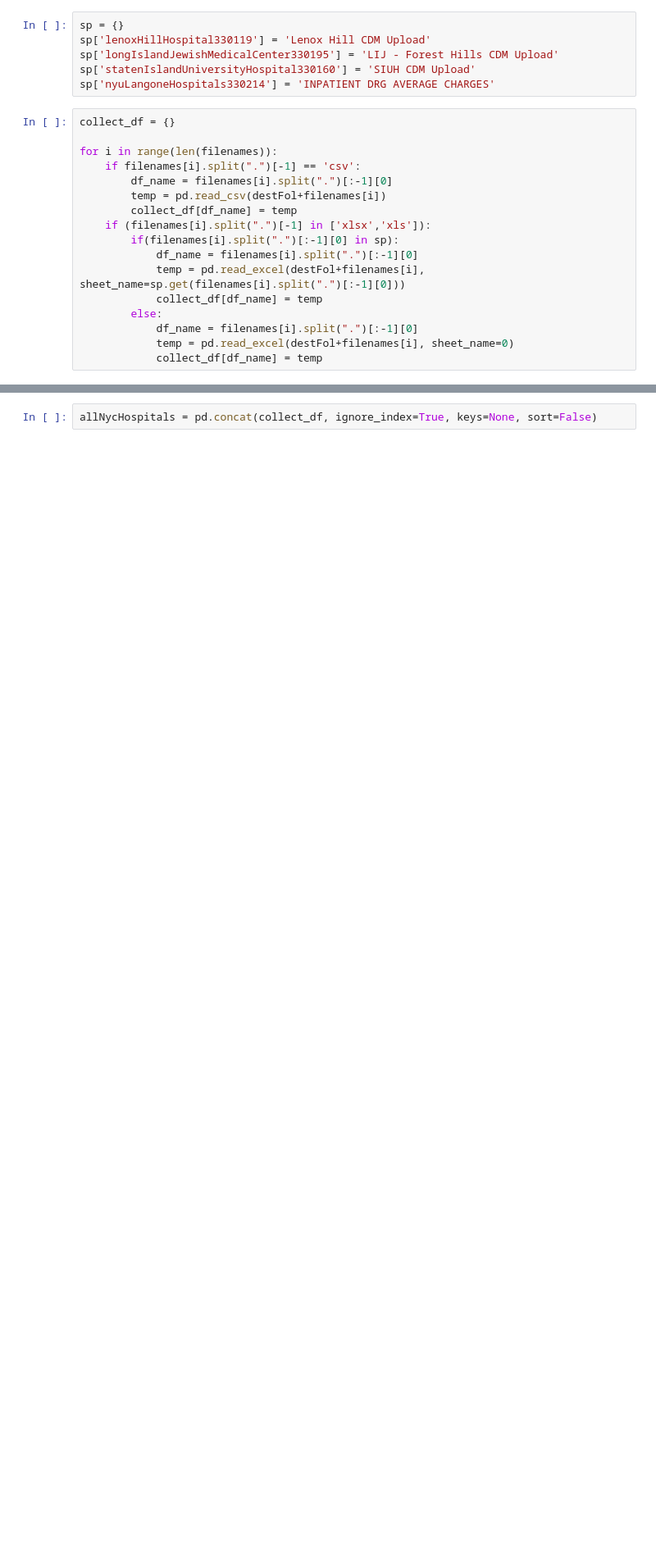
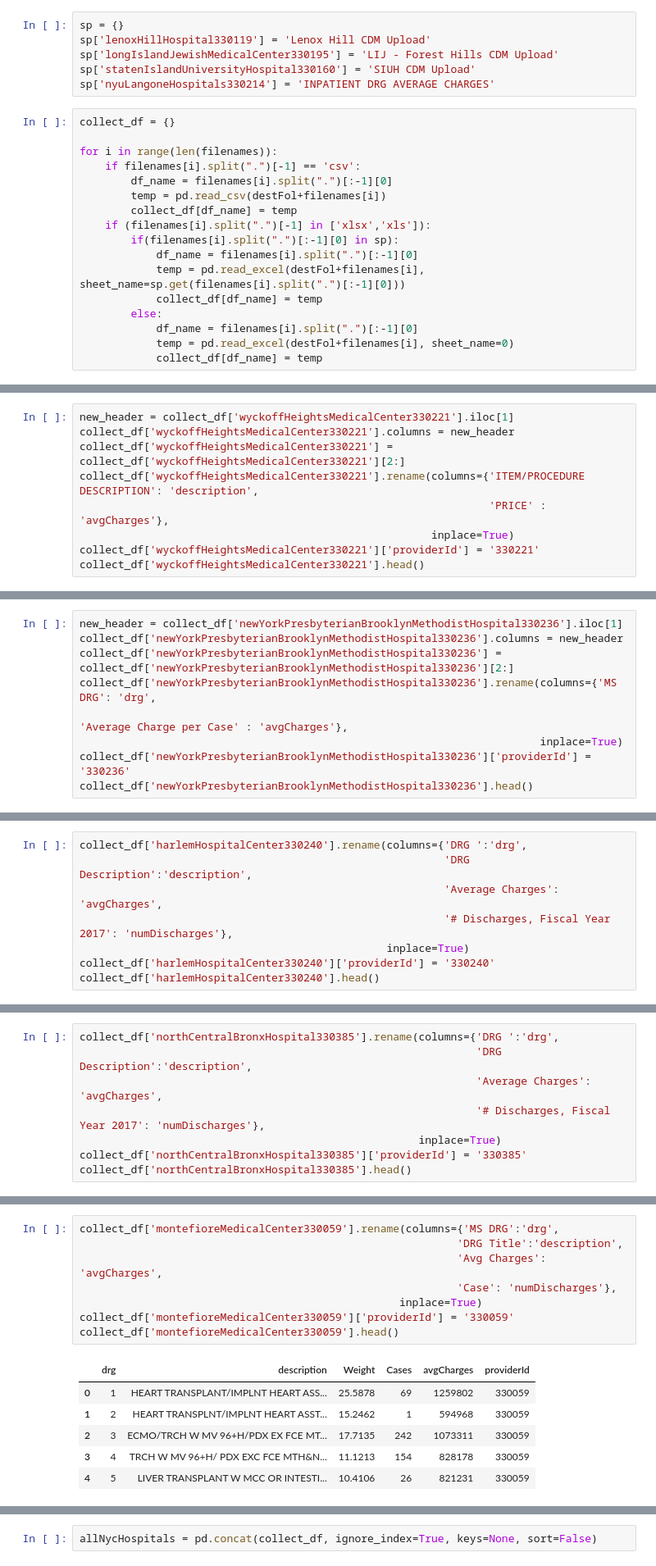
Before and after one commit to meiguan/nycHospitalPricing, a Jupyter notebook: 2_compileHospitalMasterCharges.ipynb, the cells around one changed output, grey strips where cells are left out. Shown: that part at 82% size. Cells and saved outputs as stored; diff of their text form; blank space fills up the shorter version.

```diff
--- a/2_compileHospitalMasterCharges.ipynb
+++ b/2_compileHospitalMasterCharges.ipynb
@@ -591,0 +499,9 @@ collect_df['bronxLebanonHospitalCenter330009'].head()
+# %%
+new_header = collect_df['wyckoffHeightsMedicalCenter330221'].iloc[1]
+collect_df['wyckoffHeightsMedicalCenter330221'].columns = new_header
+collect_df['wyckoffHeightsMedicalCenter330221'] = collect_df['wyckoffHeightsMedicalCenter330221'][2:]
+collect_df['wyckoffHeightsMedicalCenter330221'].rename(columns={'ITEM/PROCEDURE DESCRIPTION': 'description',
+                                                                'PRICE' : 'avgCharges'},
+                                                       inplace=True)
+collect_df['wyckoffHeightsMedicalCenter330221']['providerId'] = '330221'
+collect_df['wyckoffHeightsMedicalCenter330221'].head()
@@ -591,0 +515,9 @@ collect_df['bronxLebanonHospitalCenter330009'].head()
+# %%
+new_header = collect_df['newYorkPresbyterianBrooklynMethodistHospital330236'].iloc[1]
+collect_df['newYorkPresbyterianBrooklynMethodistHospital330236'].columns = new_header
+collect_df['newYorkPresbyterianBrooklynMethodistHospital330236'] = collect_df['newYorkPresbyterianBrooklynMethodistHospital330236'][2:]
+collect_df['newYorkPresbyterianBrooklynMethodistHospital330236'].rename(columns={'MS DRG': 'drg',
+                                                                                 'Average Charge per Case' : 'avgCharges'},
+                                                                        inplace=True)
+collect_df['newYorkPresbyterianBrooklynMethodistHospital330236']['providerId'] = '330236'
+collect_df['newYorkPresbyterianBrooklynMethodistHospital330236'].head()
@@ -591,0 +531,8 @@ collect_df['bronxLebanonHospitalCenter330009'].head()
+# %%
+collect_df['harlemHospitalCenter330240'].rename(columns={'DRG ':'drg',
+                                                         'DRG Description':'description',
+                                                         'Average Charges': 'avgCharges',
+                                                         '# Discharges, Fiscal Year 2017': 'numDischarges'},
+                                                inplace=True)
+collect_df['harlemHospitalCenter330240']['providerId'] = '330240'
+collect_df['harlemHospitalCenter330240'].head()
@@ -591,0 +546,8 @@ collect_df['bronxLebanonHospitalCenter330009'].head()
+# %%
+collect_df['northCentralBronxHospital330385'].rename(columns={'DRG ':'drg',
+                                                              'DRG Description':'description',
+                                                              'Average Charges': 'avgCharges',
+                                                              '# Discharges, Fiscal Year 2017': 'numDischarges'},
+                                                     inplace=True)
+collect_df['northCentralBronxHospital330385']['providerId'] = '330385'
+collect_df['northCentralBronxHospital330385'].head()
@@ -591,0 +561,15 @@ collect_df['bronxLebanonHospitalCenter330009'].head()
+# %%
+collect_df['montefioreMedicalCenter330059'].rename(columns={'MS DRG':'drg',
+                                                           'DRG Title':'description',
+                                                           'Avg Charges': 'avgCharges',
+                                                           'Case': 'numDischarges'},
+                                                  inplace=True)
+collect_df['montefioreMedicalCenter330059']['providerId'] = '330059'
+collect_df['montefioreMedicalCenter330059'].head()
+# %% [output]
+|  | drg | description | Weight | Cases | avgCharges | providerId |
+| 0 | 1 | HEART TRANSPLANT/IMPLNT HEART ASS... | 25.5878 | 69 | 1259802 | 330059 |
+| 1 | 2 | HEART TRANSPLNT/IMPLNT HEART ASST... | 15.2462 | 1 | 594968 | 330059 |
+| 2 | 3 | ECMO/TRCH W MV 96+H/PDX EX FCE MT... | 17.7135 | 242 | 1073311 | 330059 |
+| 3 | 4 | TRCH W MV 96+H/ PDX EXC FCE MTH&N... | 11.1213 | 154 | 828178 | 330059 |
+| 4 | 5 | LIVER TRANSPLANT W MCC OR INTESTI... | 10.4106 | 26 | 821231 | 330059 |
```
Also changed, not shown: parts of 92 cells of this notebook, 3 other files.
